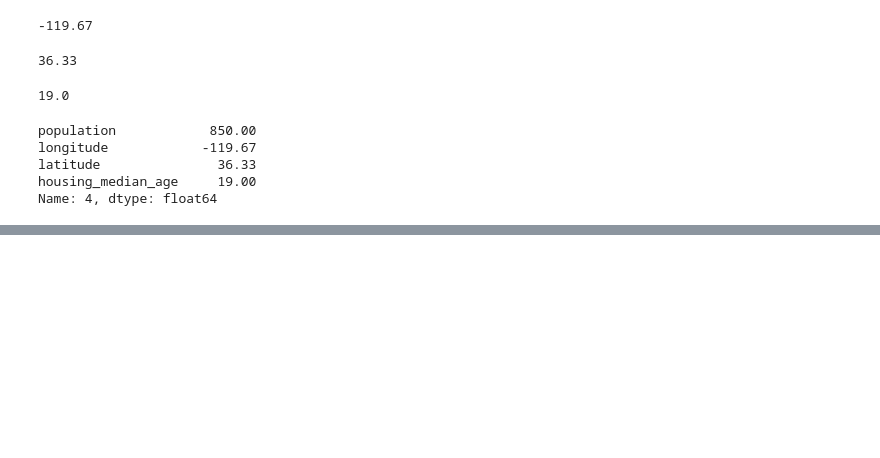
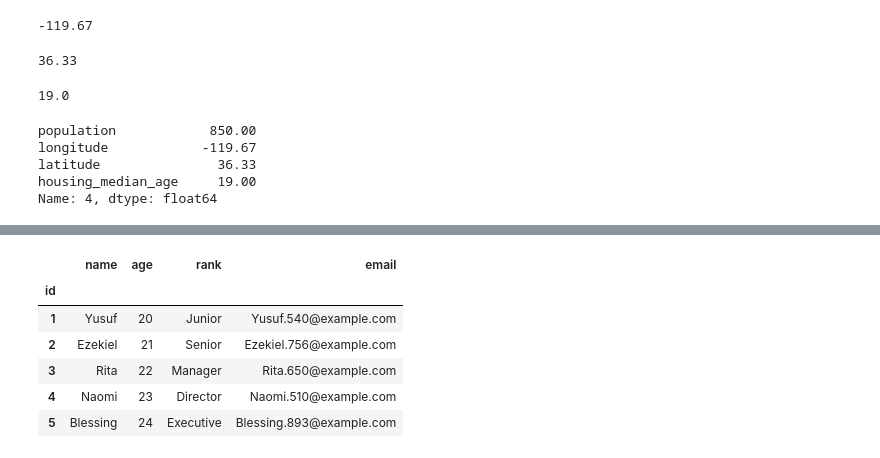
Before and after one commit to andazi/learning-pandas, a Jupyter notebook: learning_pandas.ipynb, the cells around one changed output, grey strips where cells are left out. Saved outputs shown, nothing was run; the diff lists cells and outputs as text; code cells hidden in the pictures; blank space fills up the shorter version.

```diff
--- a/learning_pandas.ipynb
+++ b/learning_pandas.ipynb
@@ -313,0 +484,27 @@ Name: 4, dtype: float64
+# %%
+import random
+
+# Create a list of data for the DataFrame
+data = []
+for i in range(50):
+    id = i + 1
+    name = random.choice(["Amina", "Abubakar", "Ama", "Ayo", "Blessing", "Chinedu", "David", "Ezekiel", "Femi", "Gladys", "Hamza", "Ibrahim", "Jacqueline", "Kampala", "Lily", "Maryam", "Naomi", "Oluwatobi", "Peter", "Rita", "Samuel", "Tunde", "Umar", "Victor", "Wanjiru", "Xhosa", "Yusuf", "Zara"])
+    age = i % 10 + 20
+    rank = ["Junior", "Senior", "Manager", "Director", "Executive"][i % 5]
+    email = f"{name}.{random.randint(100, 999)}@example.com"
+    data.append({"id": id, "name": name, "age": age, "rank": rank, "email": email})
+
+# Create the DataFrame
+job_applicants = pd.DataFrame(data)
+
+job_applicants.to_csv('job_applicants.csv')
+# %%
+job_applicants.set_index('id').head()
+# %% [output]
+|  | name | age | rank | email |
+| id |  |  |  |  |
+| 1 | Yusuf | 20 | Junior | Yusuf.540@example.com |
+| 2 | Ezekiel | 21 | Senior | Ezekiel.756@example.com |
+| 3 | Rita | 22 | Manager | Rita.650@example.com |
+| 4 | Naomi | 23 | Director | Naomi.510@example.com |
+| 5 | Blessing | 24 | Executive | Blessing.893@example.com |
```
Also changed, not shown: parts of 21 cells of this notebook.
